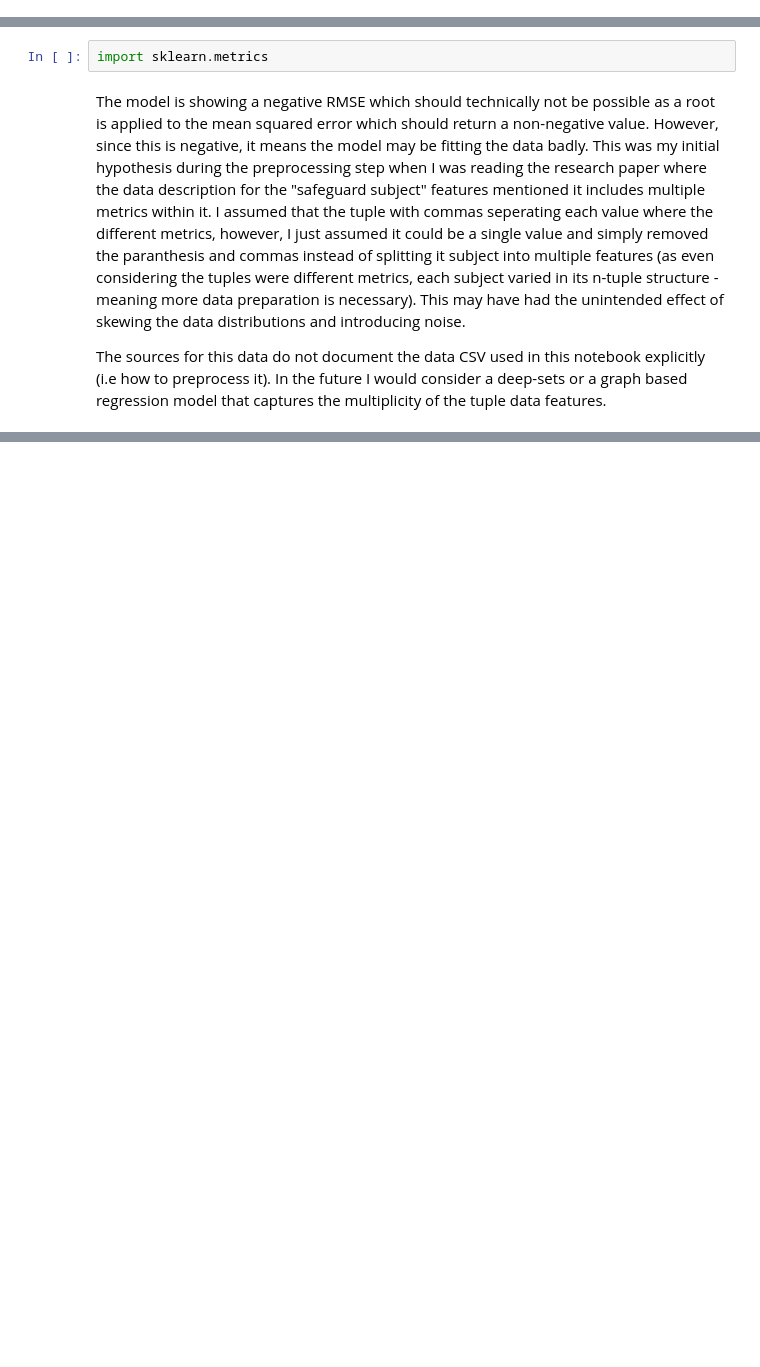
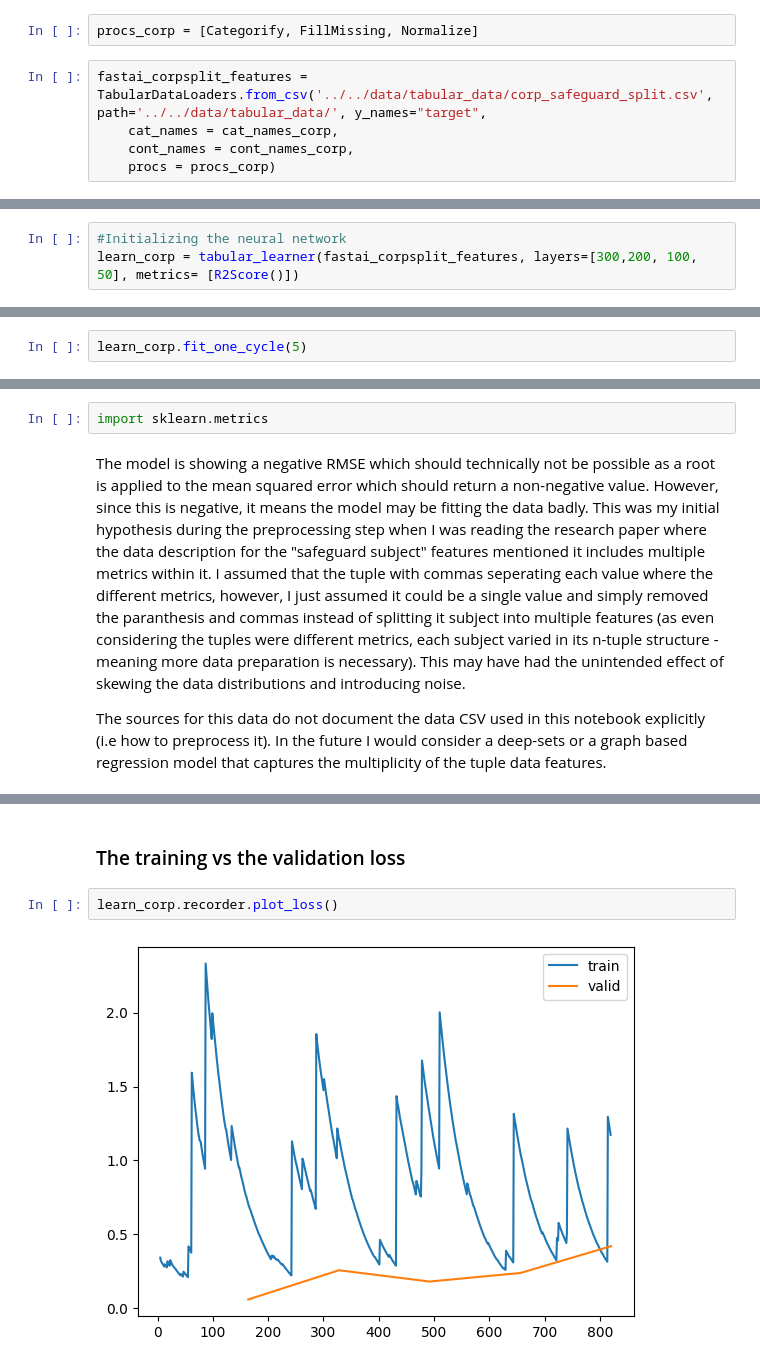
Before and after one commit to Bryan-Az/FastAI-Keras, a Jupyter notebook: Fast-AI/Tabular-Model/environment_embedding_regression.ipynb, the cells around one changed output, grey strips where cells are left out. Saved outputs shown, nothing was run; the diff lists cells and outputs as text; blank space fills up the shorter version.

```diff
--- a/Fast-AI/Tabular-Model/environment_embedding_regression.ipynb
+++ b/Fast-AI/Tabular-Model/environment_embedding_regression.ipynb
@@ -168,0 +228,7 @@ print(len(fastai_env_features.valid), len(fastai_env_features.train))
+# %%
+procs_corp = [Categorify, FillMissing, Normalize]
+# %%
+fastai_corpsplit_features = TabularDataLoaders.from_csv('../../data/tabular_data/corp_safeguard_split.csv', path='../../data/tabular_data/', y_names="target",
+    cat_names = cat_names_corp,
+    cont_names = cont_names_corp,
+    procs = procs_corp)
@@ -204,0 +286,3 @@ valid_xs.loc[:, ['predictions', 'target']]
+# %%
+#Initializing the neural network
+learn_corp = tabular_learner(fastai_corpsplit_features, layers=[300,200, 100, 50], metrics= [R2Score()])
@@ -204,0 +295,2 @@ valid_xs.loc[:, ['predictions', 'target']]
+# %%
+learn_corp.fit_one_cycle(5)
@@ -244,0 +386,6 @@ plt.show()
+# %% [markdown]
+### The training vs the validation loss
+# %%
+learn_corp.recorder.plot_loss()
+# %% [output]
+[figure, added]
```
Also changed, not shown: parts of 51 cells of this notebook, 2 other files.
